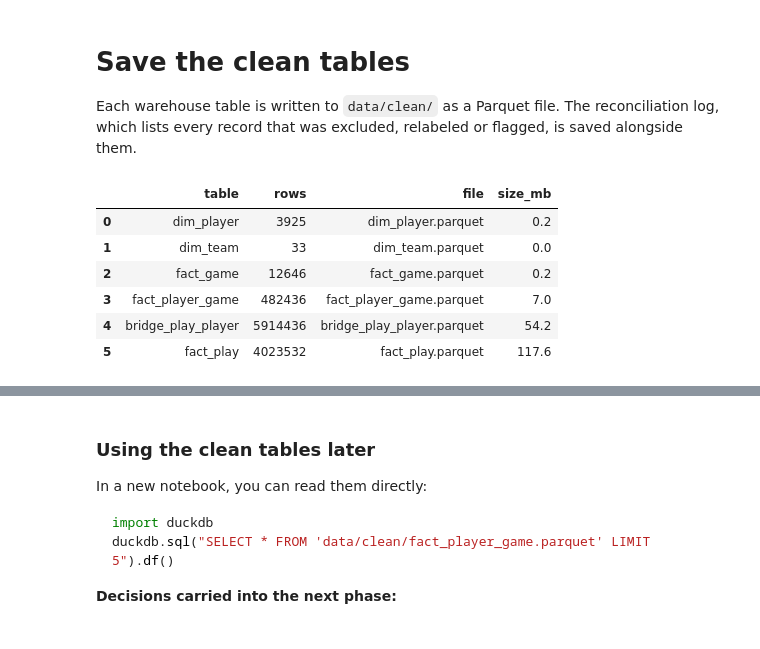
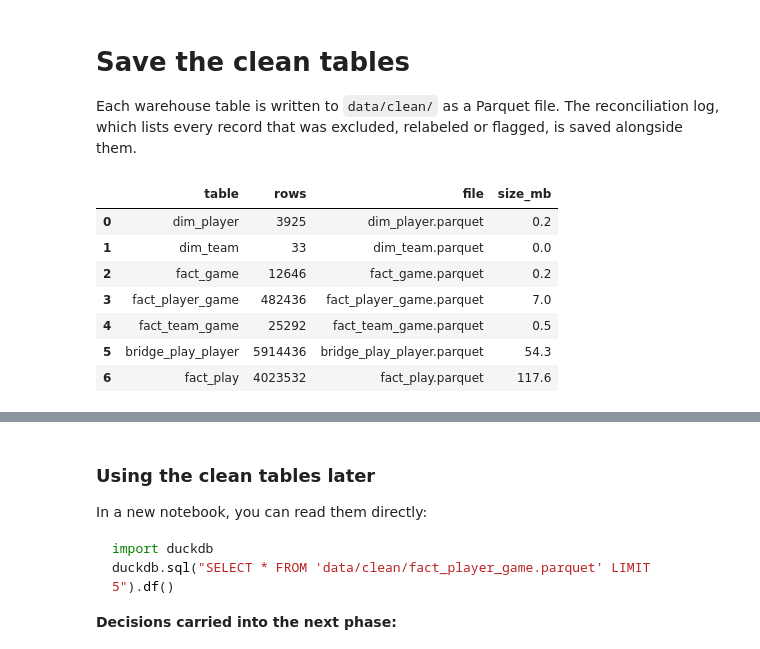
Before and after one commit to MonicccccaL/nhl_project, a Jupyter notebook: phase1_data_audit_and_cleaning.ipynb, the cells around one changed output, grey strips where cells are left out. Cells and saved outputs as stored; diff of their text form; code cells hidden in the pictures.

```diff
--- a/phase1_data_audit_and_cleaning.ipynb
+++ b/phase1_data_audit_and_cleaning.ipynb
@@ -1047,26 +1167,27 @@ sample
 
 Each warehouse table is written to `data/clean/` as a Parquet file. The reconciliation log, which lists every record that was excluded, relabeled or flagged, is saved alongside them.
 # %%
-tables = ["dim_player", "dim_team", "fact_game", "fact_player_game", "bridge_play_player"]
+tables = ["dim_player", "dim_team", "fact_game", "fact_player_game", "fact_team_game", "bridge_play_player"]
 if HAS_PLAYS:
     tables.append("fact_play")
 summary = []
 for t in tables:
     path = CLEAN / f"{t}.parquet"
     con.execute(f"COPY {t} TO '{path.as_posix()}' (FORMAT parquet)")
     summary.append({"table": t, "rows": con.execute(f"SELECT count(*) FROM {t}").fetchone()[0],
                     "file": path.name, "size_mb": round(path.stat().st_size / 1e6, 1)})
 reconciliation_log = pd.DataFrame(LOG)
 reconciliation_log.to_csv(CLEAN / "reconciliation_log.csv", index=False)
 pd.DataFrame(summary)
 # %% [output]
 |  | table | rows | file | size_mb |
 | 0 | dim_player | 3925 | dim_player.parquet | 0.2 |
 | 1 | dim_team | 33 | dim_team.parquet | 0.0 |
 | 2 | fact_game | 12646 | fact_game.parquet | 0.2 |
 | 3 | fact_player_game | 482436 | fact_player_game.parquet | 7.0 |
-| 4 | bridge_play_player | 5914436 | bridge_play_player.parquet | 54.2 |
-| 5 | fact_play | 4023532 | fact_play.parquet | 117.6 |
+| 4 | fact_team_game | 25292 | fact_team_game.parquet | 0.5 |
+| 5 | bridge_play_player | 5914436 | bridge_play_player.parquet | 54.3 |
+| 6 | fact_play | 4023532 | fact_play.parquet | 117.6 |
 # %%
 # Summary of the reconciliation log (full detail is in data/clean/reconciliation_log.csv)
 reconciliation_log.groupby(["entity", "issue", "resolution"], as_index=False).n_records.sum()
```
Also changed, not shown: parts of 8 cells of this notebook, 1 other file.
